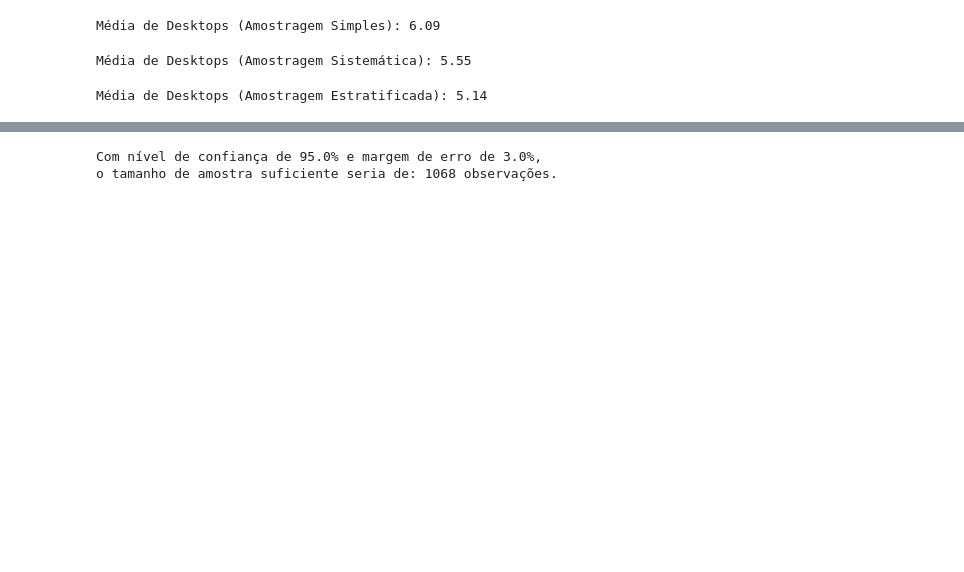
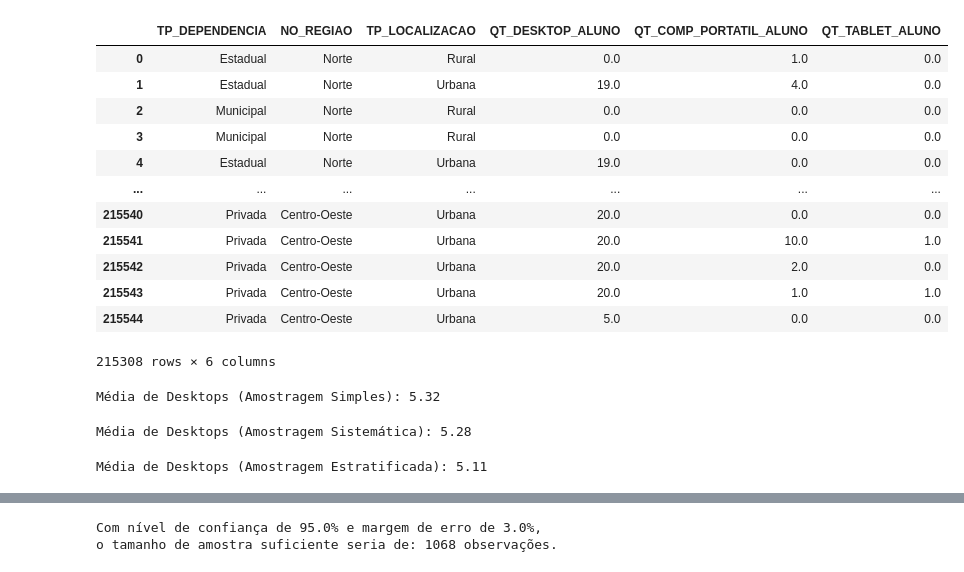
Before and after one commit to laysfreitas/TJGO_CienciaDeDados, a Jupyter notebook: Análise de Dados/Censo Escolar 2024/Dados_Censo_Escolar_2024_Exercício_5.ipynb, the cells around one changed output, grey strips where cells are left out. Drawn from its saved outputs; the diff is of its cells as text; code cells hidden in the pictures; blank space fills up the shorter version.

```diff
--- a/Análise de Dados/Censo Escolar 2024/Dados_Censo_Escolar_2024_Exercício_5.ipynb
+++ b/Análise de Dados/Censo Escolar 2024/Dados_Censo_Escolar_2024_Exercício_5.ipynb
@@ -95,12 +95,25 @@ df_infra_tec = df_filtrado[['TP_DEPENDENCIA','NO_REGIAO','TP_LOCALIZACAO',
                             'QT_DESKTOP_ALUNO','QT_COMP_PORTATIL_ALUNO',
                             'QT_TABLET_ALUNO']]
 # %%
-# Certifique-se de que seu dataframe df_infra_tec está carregado e tratado
-# Para reprodutibilidade, vamos remover NaNs de uma coluna que usaremos bastante
 df_infra_tec_limpo = df_infra_tec.dropna(subset=['QT_DESKTOP_ALUNO']).copy()
 
+display(df_infra_tec_limpo)
 # Definindo um tamanho de amostra padrão para a Questão 1
-TAMANHO_AMOSTRA = 1000
+TAMANHO_AMOSTRA = 10000
+# %% [output]
+|  | TP_DEPENDENCIA | NO_REGIAO | TP_LOCALIZACAO | QT_DESKTOP_ALUNO | QT_COMP_PORTATIL_ALUNO | QT_TABLET_ALUNO |
+| 0 | Estadual | Norte | Rural | 0.0 | 1.0 | 0.0 |
+| 1 | Estadual | Norte | Urbana | 19.0 | 4.0 | 0.0 |
+| 2 | Municipal | Norte | Rural | 0.0 | 0.0 | 0.0 |
+| 3 | Municipal | Norte | Rural | 0.0 | 0.0 | 0.0 |
+| 4 | Estadual | Norte | Urbana | 19.0 | 0.0 | 0.0 |
+| ... | ... | ... | ... | ... | ... | ... |
+| 215540 | Privada | Centro-Oeste | Urbana | 20.0 | 0.0 | 0.0 |
+| 215541 | Privada | Centro-Oeste | Urbana | 20.0 | 10.0 | 1.0 |
+| 215542 | Privada | Centro-Oeste | Urbana | 20.0 | 2.0 | 0.0 |
+| 215543 | Privada | Centro-Oeste | Urbana | 20.0 | 1.0 | 1.0 |
+| 215544 | Privada | Centro-Oeste | Urbana | 5.0 | 0.0 | 0.0 |
+215308 rows × 6 columns
 # %%
 # a) Amostragem Aleatória Simples
 amostra_simples = df_infra_tec_limpo.sample(n=TAMANHO_AMOSTRA, random_state=42)
@@ -108,7 +121,7 @@ media_simples = amostra_simples['QT_DESKTOP_ALUNO'].mean()
 
 print(f"Média de Desktops (Amostragem Simples): {media_simples:.2f}")
 # %% [output]
-Média de Desktops (Amostragem Simples): 6.09
+Média de Desktops (Amostragem Simples): 5.32
 # %%
 # b) Amostragem Sistemática
 tamanho_populacao = len(df_infra_tec_limpo)
@@ -120,7 +133,7 @@ media_sistematica = amostra_sistematica['QT_DESKTOP_ALUNO'].mean()
 
 print(f"Média de Desktops (Amostragem Sistemática): {media_sistematica:.2f}")
 # %% [output]
-Média de Desktops (Amostragem Sistemática): 5.55
+Média de Desktops (Amostragem Sistemática): 5.28
 # %%
 # c) Amostragem Estratificada (estratificando por 'NO_REGIAO')
 _, amostra_estratificada = train_test_split(
@@ -133,6 +146,6 @@ media_estratificada = amostra_estratificada['QT_DESKTOP_ALUNO'].mean()
 
 print(f"Média de Desktops (Amostragem Estratificada): {media_estratificada:.2f}")
 # %% [output]
-Média de Desktops (Amostragem Estratificada): 5.14
+Média de Desktops (Amostragem Estratificada): 5.11
 # %%
 # d) Amostragem por Conglomerados (usando 'NO_MUNICIPIO' como cluster)
```
Also changed, not shown: parts of 8 cells of this notebook, 3 other files.
